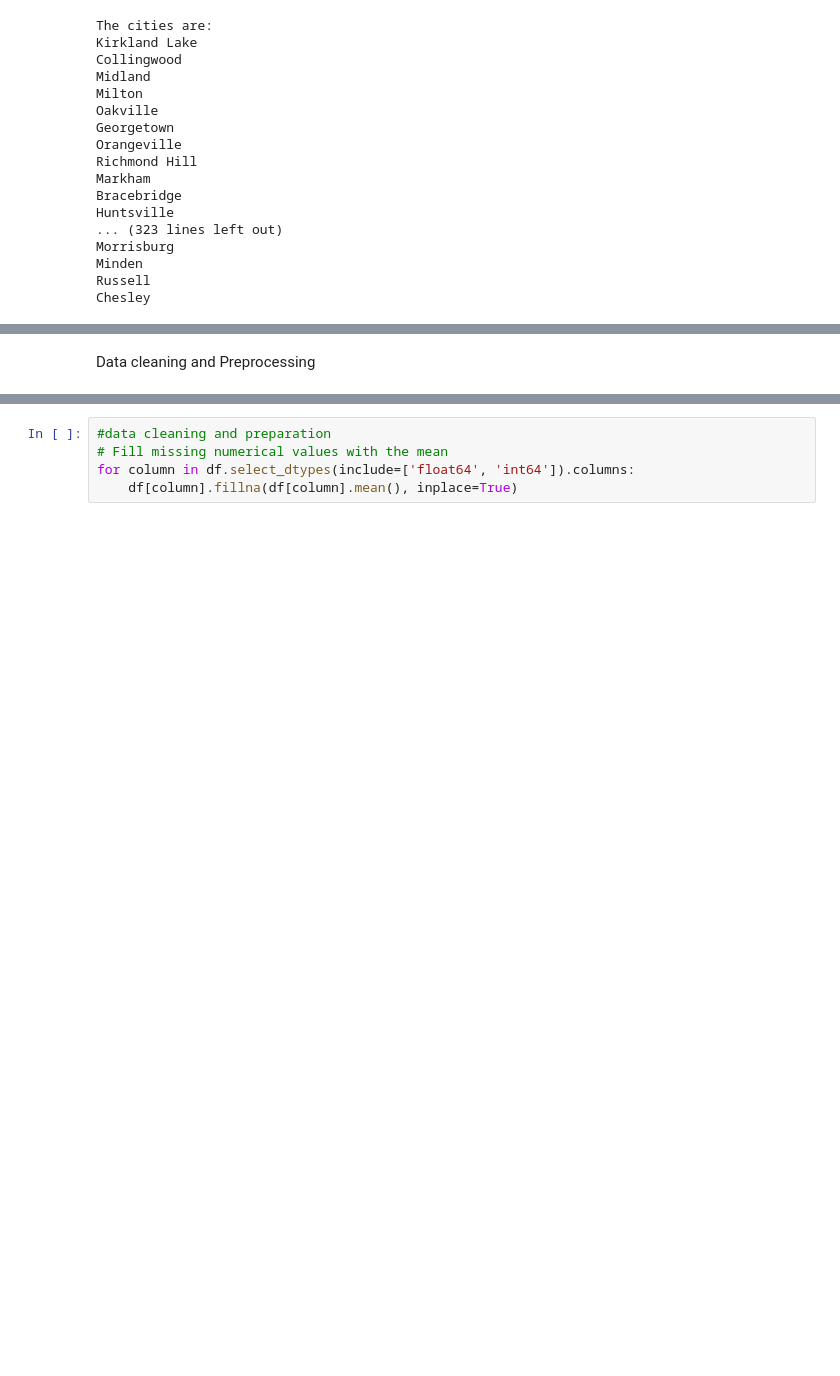
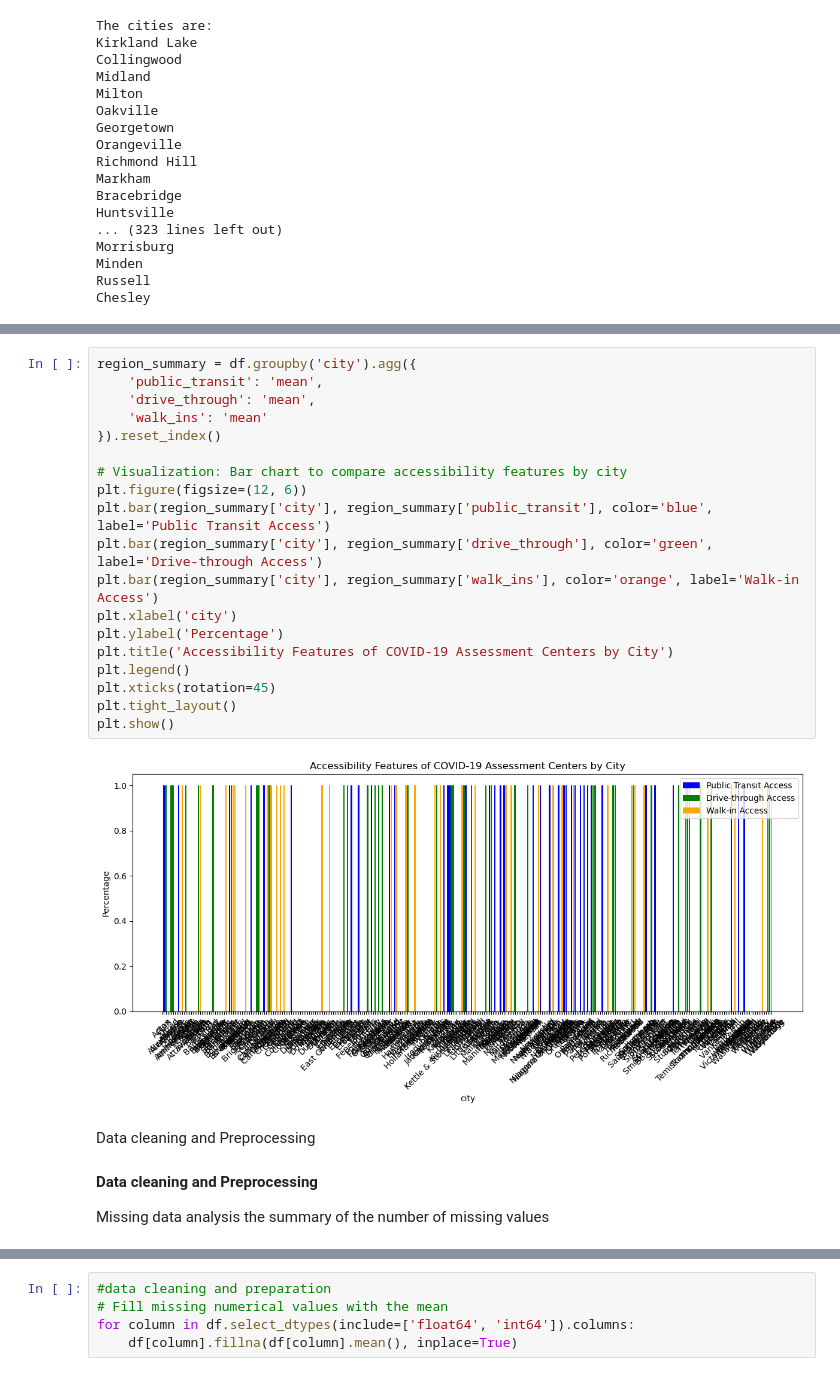
Before and after one commit to asoma30/Covid-19-Assesmenet-Centers-Location, a Jupyter notebook: Covid 19 Assesmenet Centers Location.ipynb, the cells around one changed output, grey strips where cells are left out. Cells and saved outputs as stored; diff of their text form; blank space fills up the shorter version.

```diff
--- a/Covid 19 Assesmenet Centers Location.ipynb
+++ b/Covid 19 Assesmenet Centers Location.ipynb
@@ -378,2 +481,28 @@ Chesley
+# %%
+region_summary = df.groupby('city').agg({
+    'public_transit': 'mean',
+    'drive_through': 'mean',
+    'walk_ins': 'mean'
+}).reset_index()
+
+# Visualization: Bar chart to compare accessibility features by city
+plt.figure(figsize=(12, 6))
+plt.bar(region_summary['city'], region_summary['public_transit'], color='blue', label='Public Transit Access')
+plt.bar(region_summary['city'], region_summary['drive_through'], color='green', label='Drive-through Access')
+plt.bar(region_summary['city'], region_summary['walk_ins'], color='orange', label='Walk-in Access')
+plt.xlabel('city')
+plt.ylabel('Percentage')
+plt.title('Accessibility Features of COVID-19 Assessment Centers by City')
+plt.legend()
+plt.xticks(rotation=45)
+plt.tight_layout()
+plt.show()
+# %% [output]
+[figure, added]
 # %% [markdown]
 Data cleaning and Preprocessing
+# %% [markdown]
+**Data cleaning and Preprocessing**
+
+Missing data analysis
+the summary of the number of missing values
```
Also changed, not shown: parts of 61 cells of this notebook.
